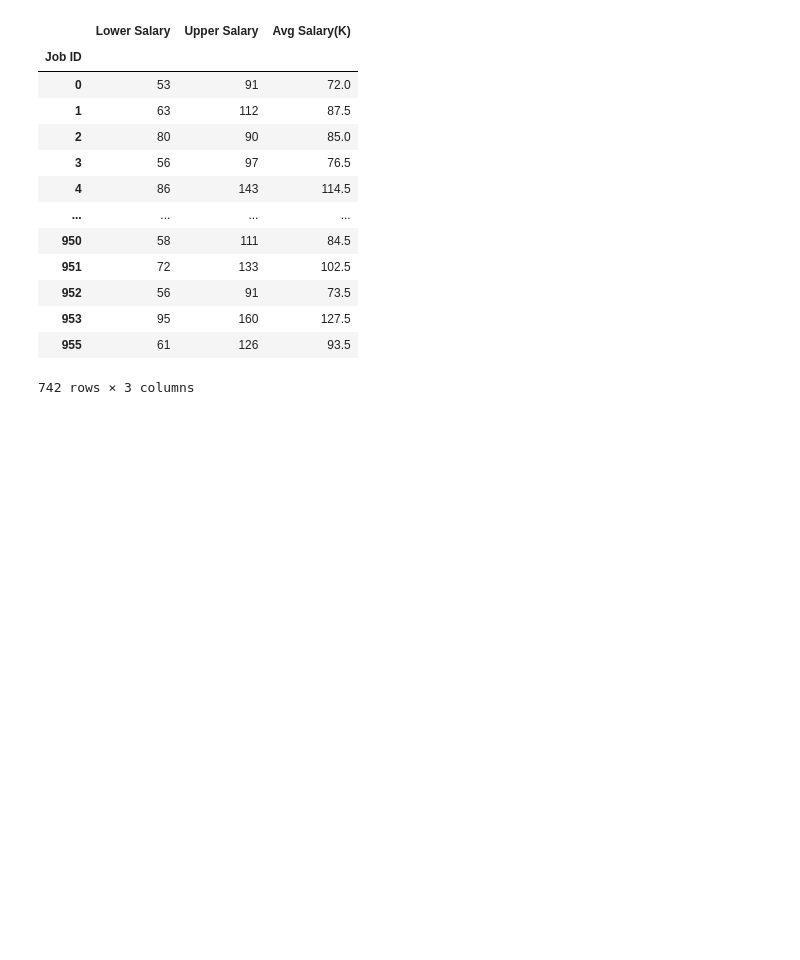
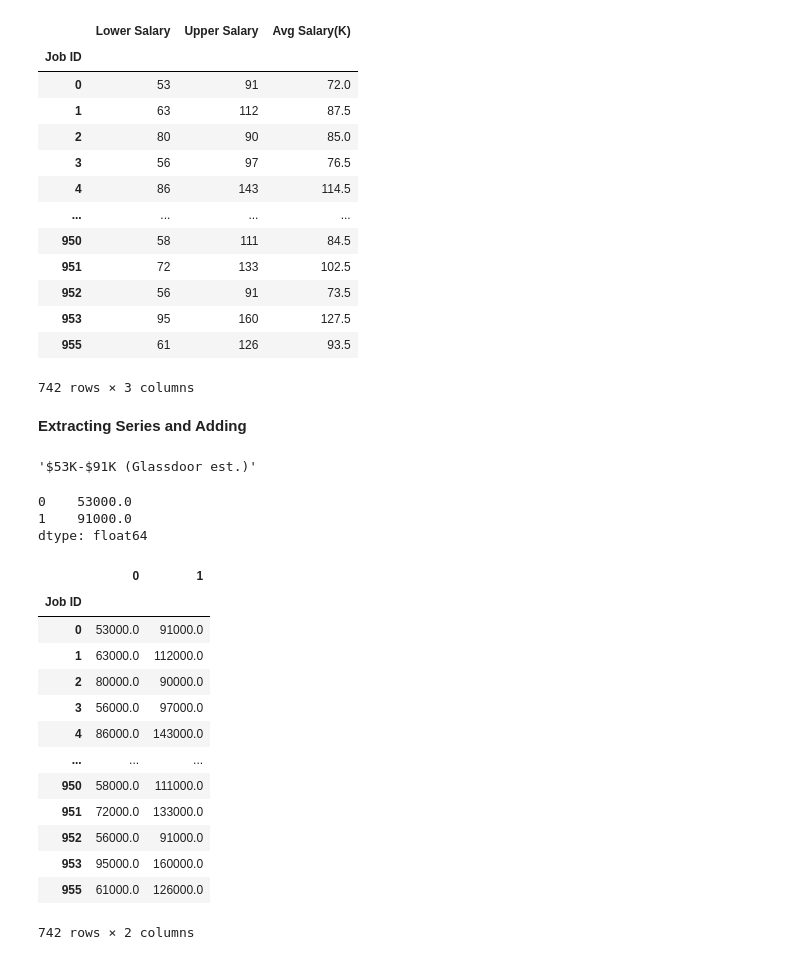
Before and after one commit to MikkoDT/DataAnalysis_with_Python_and_Pandas_2024, a Jupyter notebook: codes/data_cleaned_2021.ipynb, the cells around one changed output. Saved outputs shown, nothing was run; the diff lists cells and outputs as text; code cells hidden in the pictures; blank space fills up the shorter version.

```diff
--- a/codes/data_cleaned_2021.ipynb
+++ b/codes/data_cleaned_2021.ipynb
@@ -293,3 +294,51 @@ data[['Lower Salary','Upper Salary','Avg Salary(K)']]
 | 953 | 95 | 160 | 127.5 |
 | 955 | 61 | 126 | 93.5 |
 742 rows × 3 columns
+# %% [markdown]
+**Extracting Series and Adding**
+# %%
+data['Salary Estimate'][0]
+# %% [output]
+'$53K-$91K (Glassdoor est.)'
+# %%
+string = "$53K-$91K (Glassdoor est.)"
+def parse_salary(salary_str):
+    salary_range = salary_str.split(' ')[0]
+    if "-" in salary_range:
+        min_salary_str, max_salary_str = salary_range.split('-')
+    else:
+        min_salary_str = max_salary_str = salary_range
+
+    def clean_and_convert(salary):
+        try:
+            return float(salary.replace('$','').split('K')[0]) * 1000
+        except ValueError:
+            return 0
+
+    min_salary = clean_and_convert(min_salary_str)
+    max_salary = clean_and_convert(max_salary_str)
+
+    return pd.Series([min_salary,max_salary])
+
+parse_salary(string)
+# %% [output]
+0    53000.0
+1    91000.0
+dtype: float64
+# %%
+data['Salary Estimate'].apply(parse_salary)
+# %% [output]
+|  | 0 | 1 |
+| Job ID |  |  |
+| 0 | 53000.0 | 91000.0 |
+| 1 | 63000.0 | 112000.0 |
+| 2 | 80000.0 | 90000.0 |
+| 3 | 56000.0 | 97000.0 |
+| 4 | 86000.0 | 143000.0 |
+| ... | ... | ... |
+| 950 | 58000.0 | 111000.0 |
+| 951 | 72000.0 | 133000.0 |
+| 952 | 56000.0 | 91000.0 |
+| 953 | 95000.0 | 160000.0 |
+| 955 | 61000.0 | 126000.0 |
+742 rows × 2 columns
```
Also changed, not shown: parts of 5 cells of this notebook.
